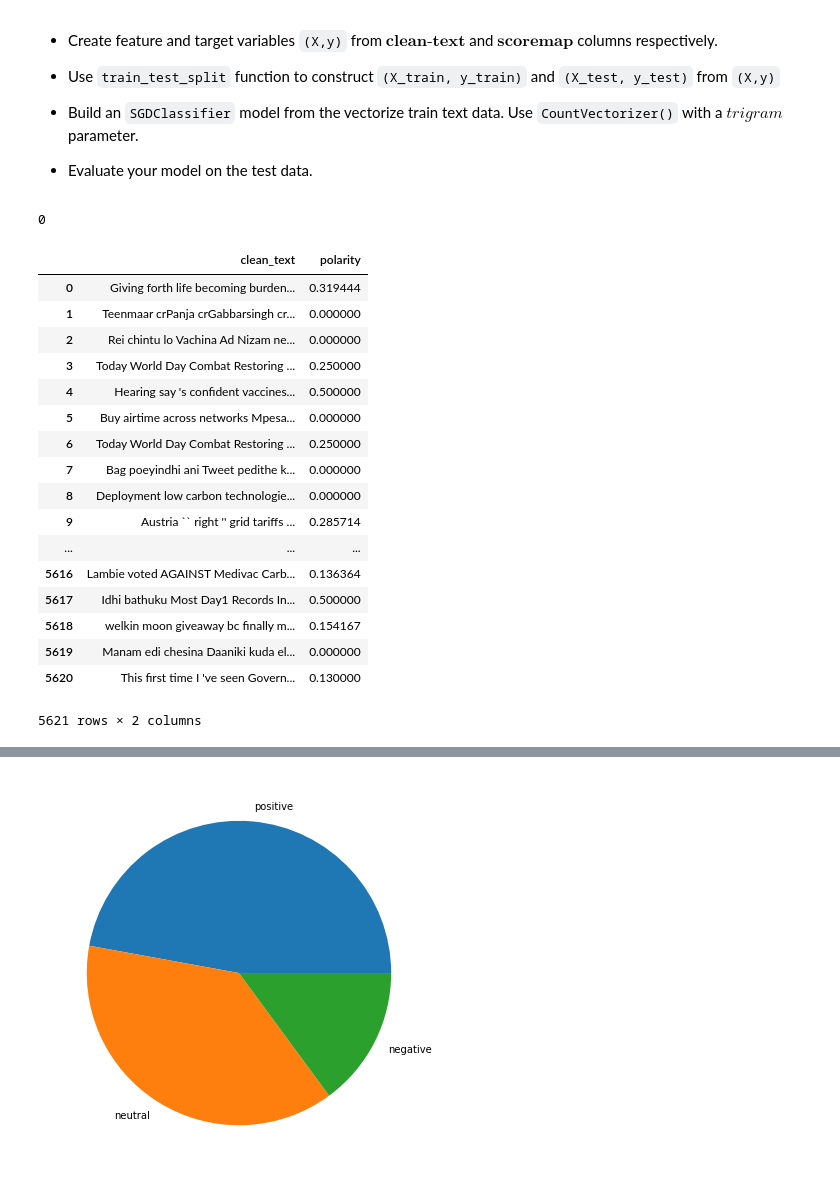
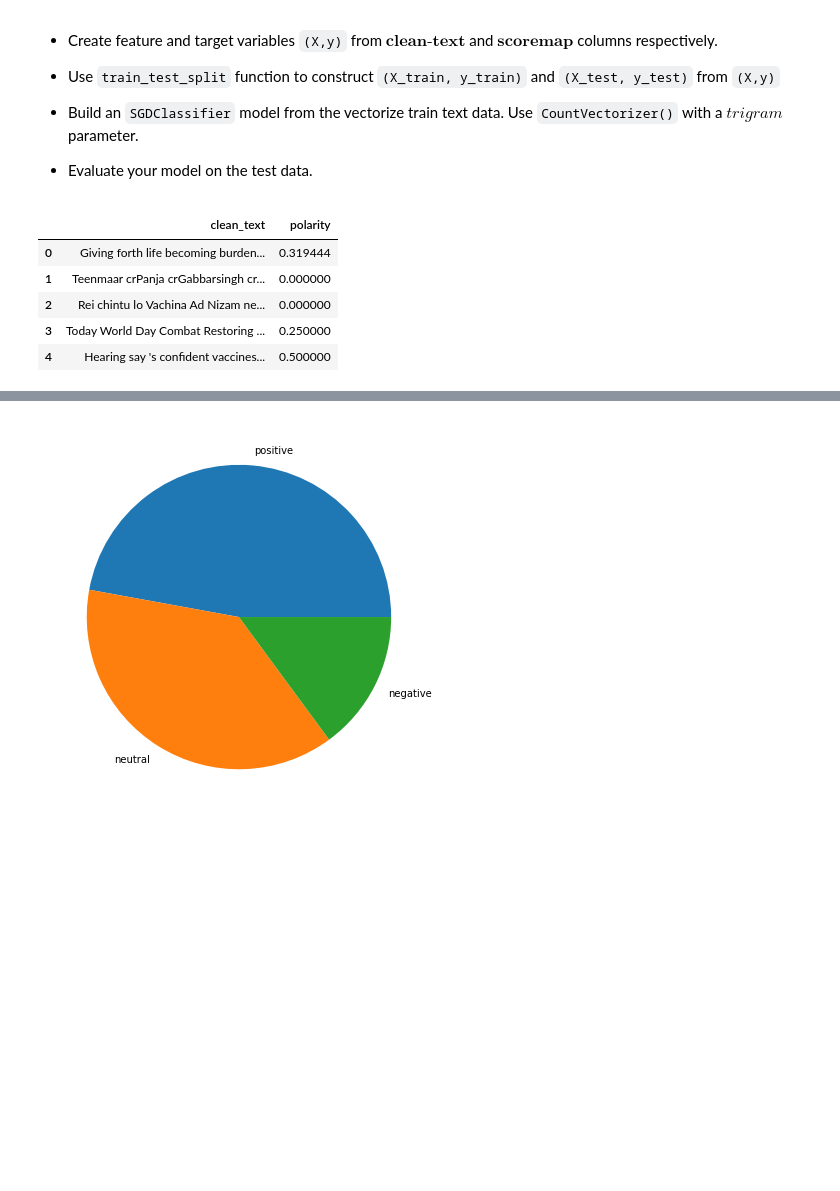
Before and after one commit to mozartofmath/week0_task2, a Jupyter notebook: Challenge_ Day2.ipynb, the cells around one changed output, grey strips where cells are left out. Drawn from its saved outputs; the diff is of its cells as text; code cells hidden in the pictures; blank space fills up the shorter version.

```diff
--- a/Challenge_ Day2.ipynb
+++ b/Challenge_ Day2.ipynb
@@ -188,38 +188,17 @@ clean_tweets = pd.read_csv('cleaned_fintech_data.csv')
 import numpy as np
 d = {'clean_text': list(clean_tweets['clean_text']), 'polarity': list(clean_tweets['polarity'])}
 clean_tweet = pd.DataFrame(data= d)
-print(0)
-
-#clean_tweet['clean_text'] =  list(clean_tweets['clean_text'])
-#clean_tweet['polarity'] = list(clean_tweets['polarity'])
-# %% [output]
-0
 # %%
-#clean_tweet = tweet_df[['original_text','polarity']]
-#clean_tweet[['polarity']] == 'polarity'
-clean_tweet.dropna()
 clean_tweet['polarity'] = pd.to_numeric(clean_tweet['polarity'],errors='coerce')
 clean_tweet.dropna()
-clean_tweet
+clean_tweet.head()
 # %% [output]
 |  | clean_text | polarity |
 | 0 | Giving forth life becoming burden... | 0.319444 |
 | 1 | Teenmaar crPanja crGabbarsingh cr... | 0.000000 |
 | 2 | Rei chintu lo Vachina Ad Nizam ne... | 0.000000 |
 | 3 | Today World Day Combat Restoring ... | 0.250000 |
 | 4 | Hearing say 's confident vaccines... | 0.500000 |
-| 5 | Buy airtime across networks Mpesa... | 0.000000 |
-| 6 | Today World Day Combat Restoring ... | 0.250000 |
-| 7 | Bag poeyindhi ani Tweet pedithe k... | 0.000000 |
-| 8 | Deployment low carbon technologie... | 0.000000 |
-| 9 | Austria `` right '' grid tariffs ... | 0.285714 |
-| ... | ... | ... |
-| 5616 | Lambie voted AGAINST Medivac Carb... | 0.136364 |
-| 5617 | Idhi bathuku Most Day1 Records In... | 0.500000 |
-| 5618 | welkin moon giveaway bc finally m... | 0.154167 |
-| 5619 | Manam edi chesina Daaniki kuda el... | 0.000000 |
-| 5620 | This first time I 've seen Govern... | 0.130000 |
-5621 rows × 2 columns
 # %%
 def text_category(p):
     if p < 0:
```
Also changed, not shown: parts of 3 cells of this notebook.
